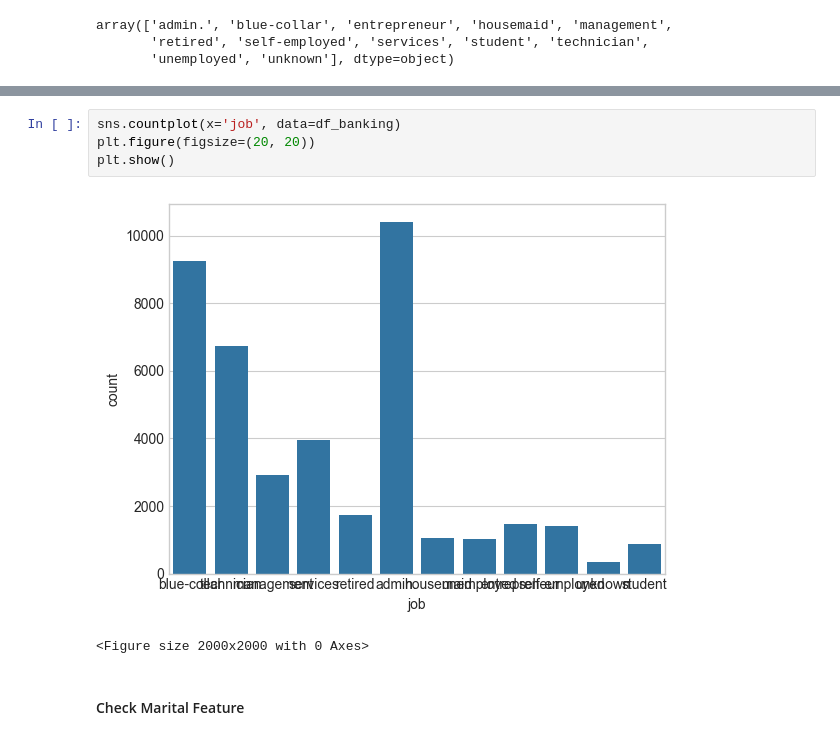
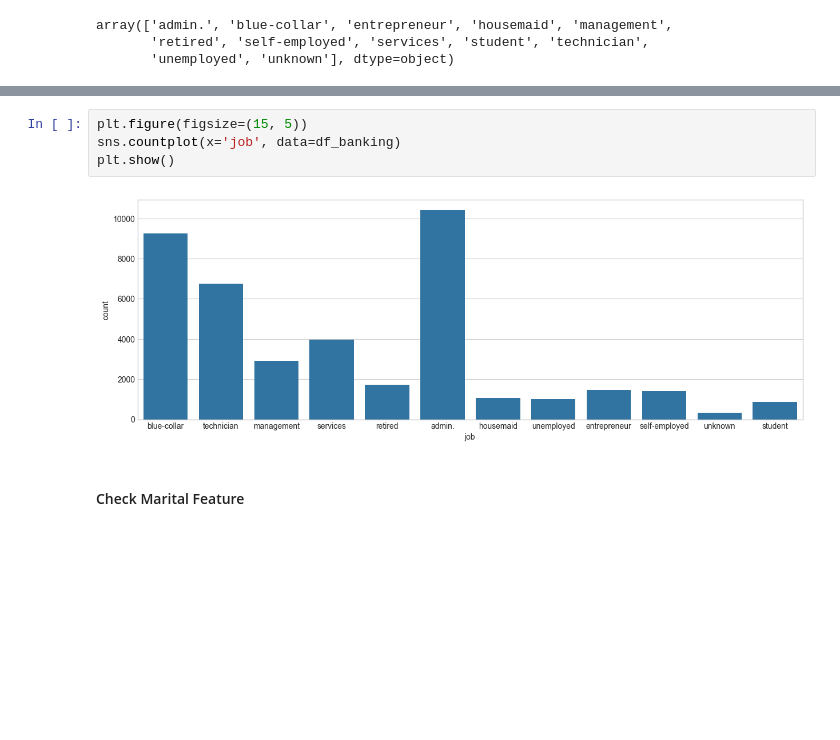
Before and after one commit to SuwandiRamadhan/Bootcamp-AI, a Jupyter notebook: 3/Random Forest.ipynb, the cells around one changed output, grey strips where cells are left out. Saved outputs shown, nothing was run; the diff lists cells and outputs as text; blank space fills up the shorter version.

```diff
--- a/3/Random Forest.ipynb
+++ b/3/Random Forest.ipynb
@@ -107,12 +107,11 @@ df_banking.groupby('job').mean(numeric_only=True)
 | unemployed | 39.733728 | 249.451677 | 2.564103 | 935.316568 | 0.199211 | -0.111736 | 93.563781 | -40.007594 | ... |
 | unknown | 45.563636 | 239.675758 | 2.648485 | 938.727273 | 0.154545 | 0.357879 | 93.718942 | -38.797879 | ... |
 # %%
+plt.figure(figsize=(15, 5))
 sns.countplot(x='job', data=df_banking)
-plt.figure(figsize=(20, 20))
 plt.show()
 # %% [output]
-[figure, old version]
+[figure, new version]
-<Figure size 2000x2000 with 0 Axes>
 # %% [markdown]
 #### Check Marital Feature
 # %%
```
Also changed, not shown: parts of 8 cells of this notebook, 8 other files.
